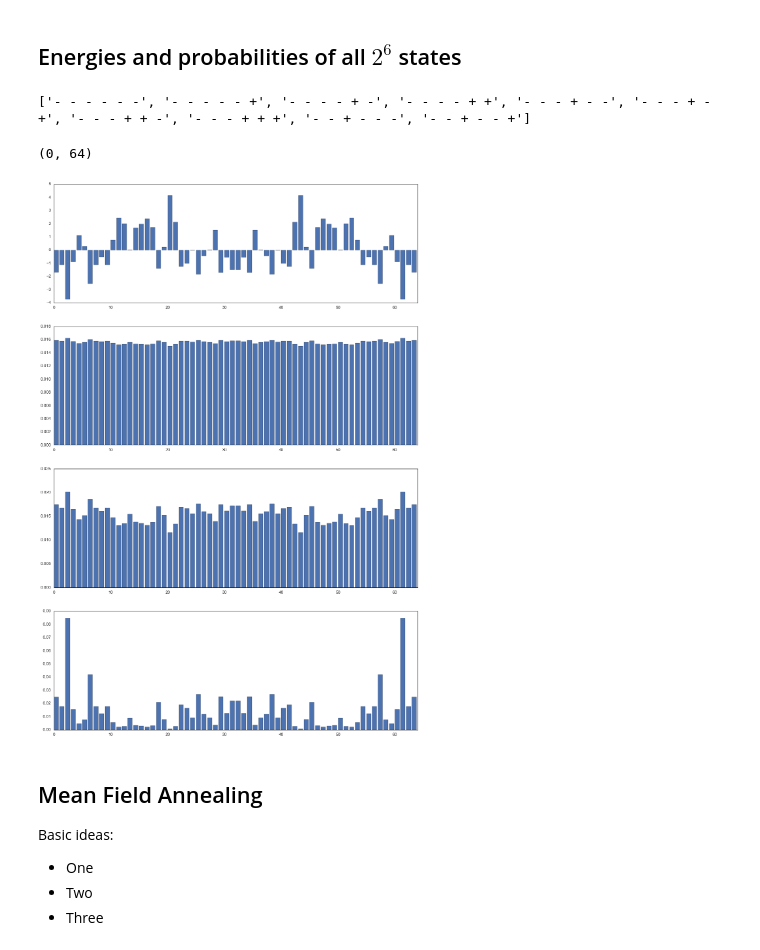
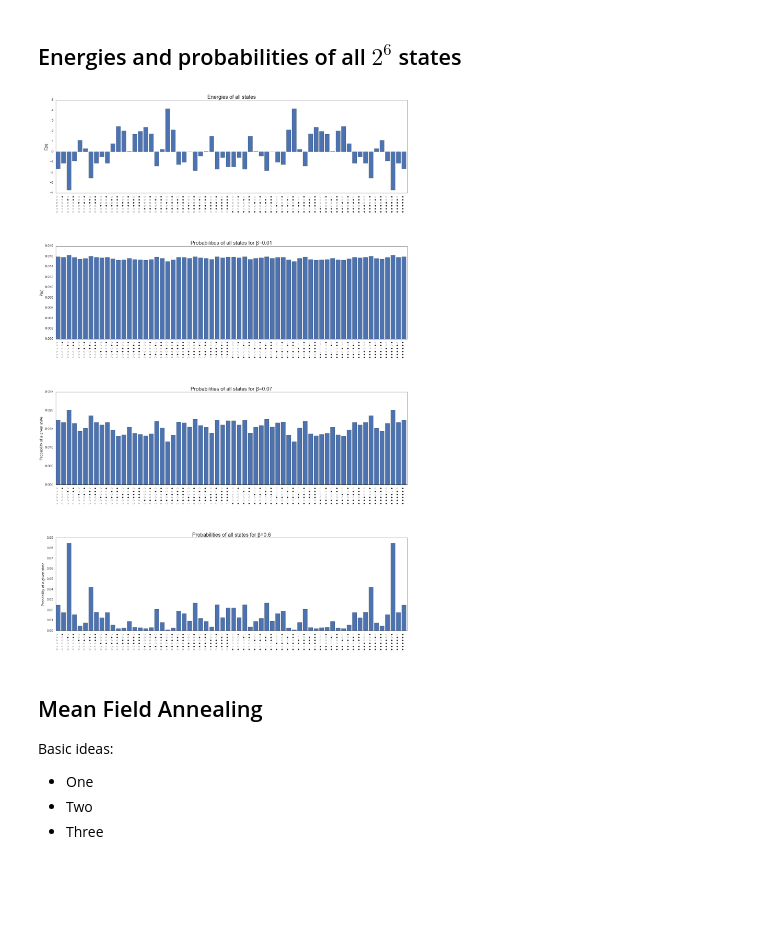
Before and after one commit to danijar/course-machine-intelligence-2, a Jupyter notebook: EX9/EX9-TheNebenhoerers.ipynb, the cells around one changed output. Cells and saved outputs as stored; diff of their text form; code cells hidden in the pictures; blank space fills up the shorter version.

```diff
--- a/EX9/EX9-TheNebenhoerers.ipynb
+++ b/EX9/EX9-TheNebenhoerers.ipynb
@@ -163,45 +163,59 @@ Results:
 #generate states, e.g. {-1, 1, -1, -1, 1, 1} (all 2^6 possibilities)
 states = itertools.product([-1,1], repeat=6)
 states = np.array(list(states))
 
-labels = [' '.join(['', '+', '-'][y] for y in x) for x in states]
-print(labels[:10])
+labels = [' '.join(['', '●', '○'][y] for y in x) for x in states]
 
 n = states.shape[0]
 
 energies = np.zeros(n)
 probabilities = np.zeros(n)
 
 annealing = Annealing()
 
 weight = random_weight(6)
 
 
 for i, state in enumerate(states):
     energies[i] = annealing._energy(state, weight)
 
 def probabilities(beta):
     probabilities = np.zeros(n)
     for i, state in enumerate(states):
         probabilities[i] = np.exp(-(beta*annealing._energy(state,weight)))
         z = np.sum(np.exp(energies*beta))
     return probabilities/z
 
 
 
 fig, ax = plt.subplots(4, 1, figsize=(20, 30))
+
+for axis in ax:
+    axis.set_xlim([0,64])
+    axis.set_xticks(np.arange(64))
+    axis.set_xticklabels(labels, rotation='vertical', ha='left');
+
+betas = [0.01, 0.07, 0.6]
+
 ax[0].bar(np.arange(n), energies)
-ax[0].set_xlim([0,64])
-ax[1].bar(np.arange(n), probabilities(0.01))
-ax[1].set_xlim([0,64])
-ax[2].bar(np.arange(n), probabilities(0.07))
-ax[2].set_xlim([0,64])
-ax[3].bar(np.arange(n), probabilities(0.6))
-ax[3].set_xlim([0,64])
+ax[0].set_ylabel('E(s)')
+ax[0].set_title('Energies of all states', fontsize=20)
+
+ax[1].bar(np.arange(n), probabilities(betas[0]))
+ax[1].set_ylabel('P(s)')
+ax[1].set_title('Probabilities of all states for β='+str(betas[0]), fontsize=20)
+
+ax[2].bar(np.arange(n), probabilities(betas[1]))
+ax[2].set_ylabel('Probability of a given state')
+ax[2].set_title('Probabilities of all states for β='+str(betas[1]), fontsize=20)
+
+ax[3].bar(np.arange(n), probabilities(betas[2]))
+ax[3].set_ylabel('Probability of a given state')
+ax[3].set_title('Probabilities of all states for β='+str(betas[2]), fontsize=20)
+
+fig.tight_layout(h_pad=7.0)
 # %% [output]
-['- - - - - -', '- - - - - +', '- - - - + -', '- - - - + +', '- - - + - -', '- - - + - +', '- - - + + -', '- - - + + +', '- - + - - -', '- - + - - +']
-(0, 64)
-[figure, old version]
+[figure, new version]
 # %% [markdown]
 ## Mean Field Annealing
 
```
